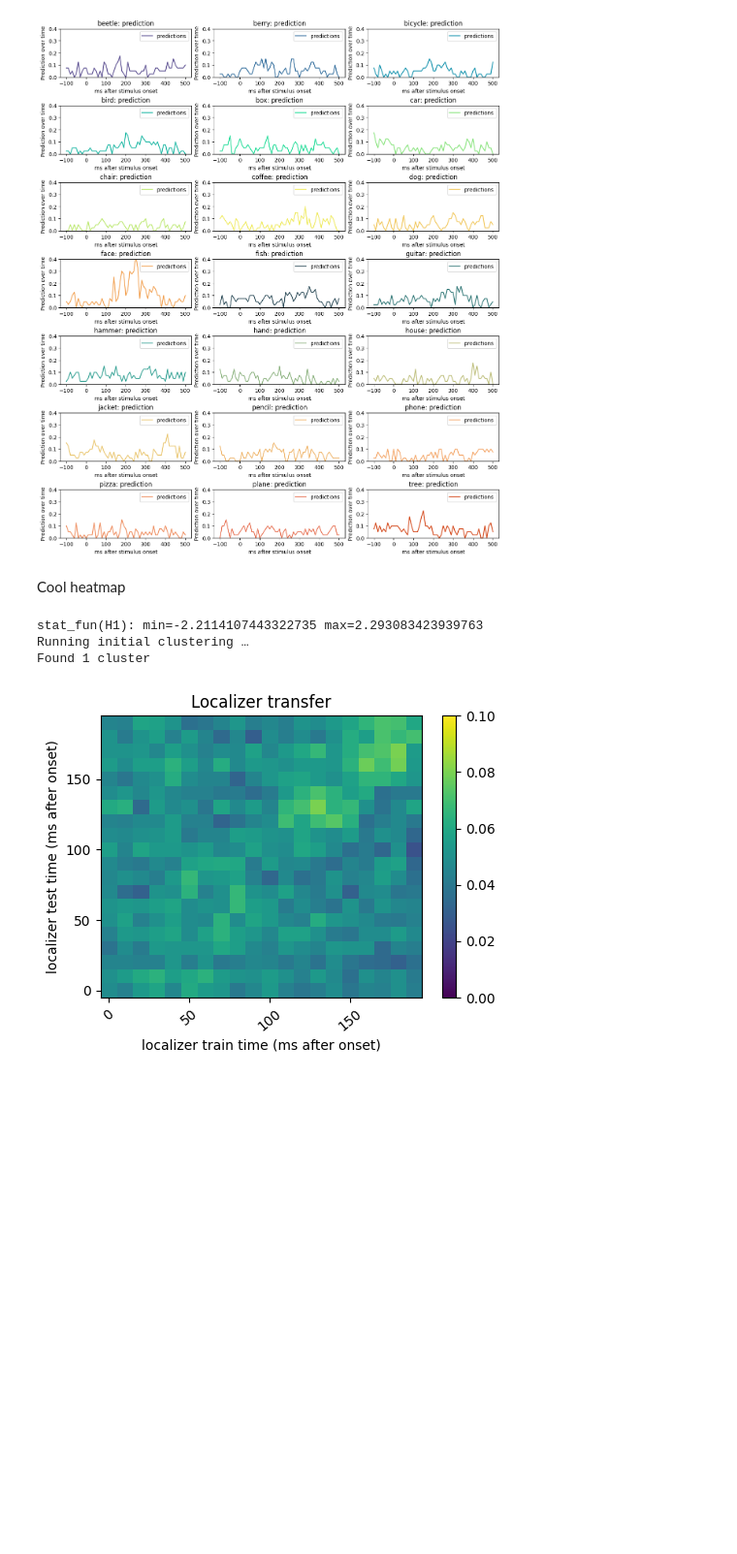
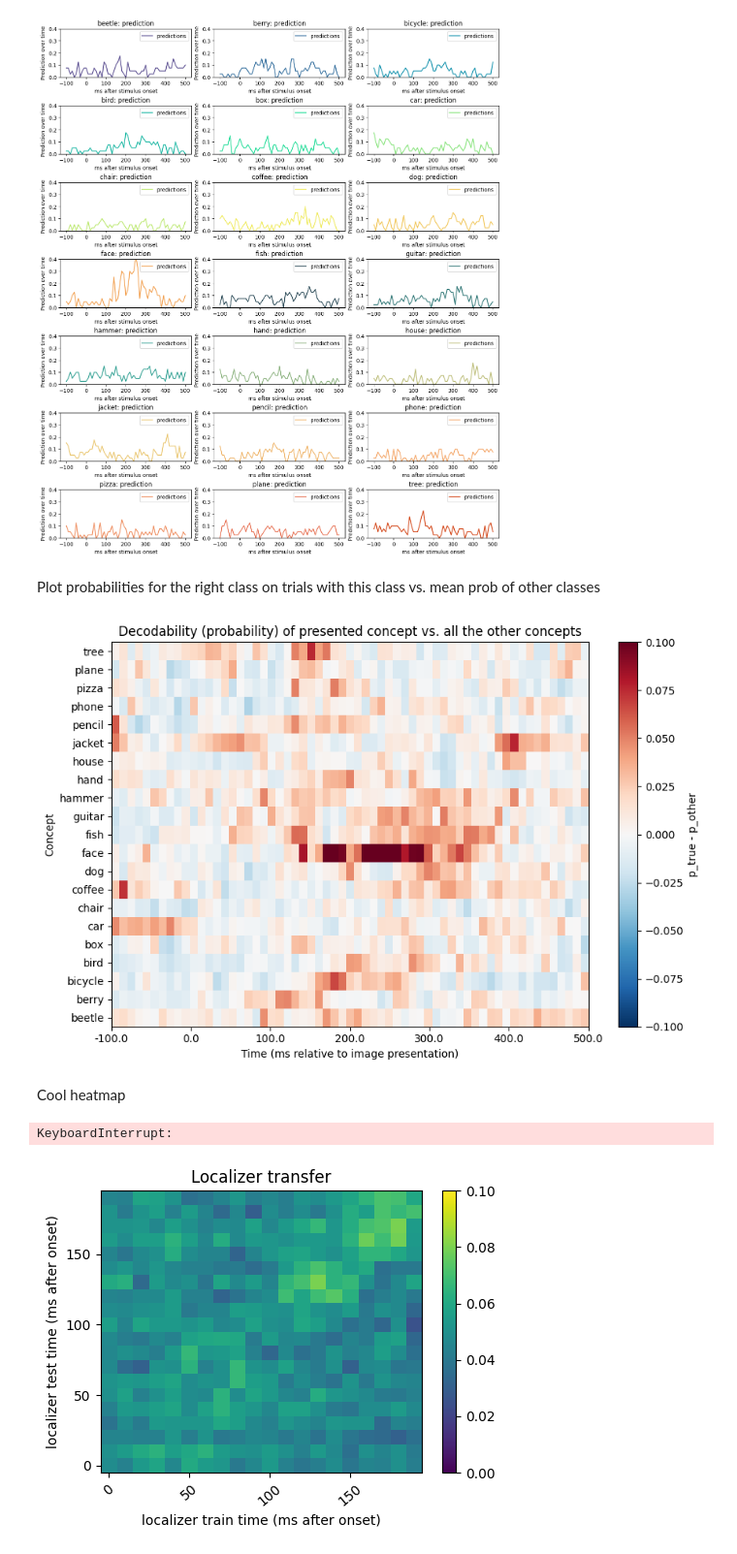
Before and after one commit to sianna338/TSRlearn, a Jupyter notebook: Analysis/01_decoding_pilot.ipynb, the cells around one changed output. Shown at 97% size. Drawn from its saved outputs; the diff is of its cells as text; code cells hidden in the pictures; blank space fills up the shorter version.

```diff
--- a/Analysis/01_decoding_pilot.ipynb
+++ b/Analysis/01_decoding_pilot.ipynb
@@ -201,3 +358,5 @@ plt.show()
 fig.savefig(f"decoding_predictions_pilot1_seperate.png", bbox_inches="tight")
 # %% [output]
 [figure]
+# %% [markdown]
+Plot probabilities for the right class on trials with this class vs. mean prob of other classes
@@ -204,3 +392,26 @@ fig.savefig(f"decoding_predictions_pilot1_seperate.png", bbox_inches="tight")
+# %%
+# plot seperability of one class from the other classes over time
+time_vector = np.linspace(-100, 500, 7)
+
+fig, ax = plt.subplots(figsize=(9, 6))
+im = ax.imshow(per_class_contrast, aspect='auto', origin='lower',
+               cmap='RdBu_r', vmin=-0.1, vmax=0.1,
+               extent=[time_vector[0], time_vector[-1], 0, len(labels)])
+
+ax.set_yticks(np.arange(len(concepts)) + 0.5)
+ax.set_yticklabels(concepts)
+
+ax.set_xticklabels(time_vector)
+ax.set_xlabel("Time (ms relative to image presentation)")
+ax.set_ylabel("Concept")
+ax.set_title('Decodability (probability) of presented concept vs. all the other concepts')
+cbar = plt.colorbar(im, ax=ax, label="p_true - p_other")
+plt.tight_layout()
+plt.show()
+
+fig.savefig("localiser_prob_seperability_pilot1.png")
+# %% [output]
+[figure, added]
 # %% [markdown]
 Cool heatmap
 # %%
@@ -214,11 +425,11 @@ ms_end = 200
 
 # calculate time by time decoding heatmap from localizer
 # basically: How well can a clf trained on t1 predict t2 of the localizer
-# maps_localizer = utils.get_decoding_heatmap(clf, data_x_new, data_y, ex_per_fold=ex_per_fold)
+maps_localizer = utils.get_decoding_heatmap(clf, data_x_new, data_y, ex_per_fold=ex_per_fold)
 
-# # save
-# with open("heatmap_results_pilot1.pkl", "wb") as f:
-#     pickle.dump(maps_localizer, f)
+# save
+with open("heatmap_results_longertime_pilot1.pkl", "wb") as f:
+    pickle.dump(maps_localizer, f)
 
 heatmap_matrix = maps_localizer[1]
 results = maps_localizer[0]
@@ -252,9 +463,7 @@ for cl in sig_clusters:
 # create mask from cluster for all clusters of p<0.05
 clusters_sum1 = (np.array(clusters1)[p_values1 < 0.05]).sum(0)
 # %% [output]
-stat_fun(H1): min=-2.2114107443322735 max=2.293083423939763
-Running initial clustering …
-Found 1 cluster
+KeyboardInterrupt:
 # %%
 # now plot the heatmaps with masking using MNE visualization functions
 fig = plt.figure(figsize=[5, 4])
```
Also changed, not shown: parts of 18 cells of this notebook, 2 other files.
